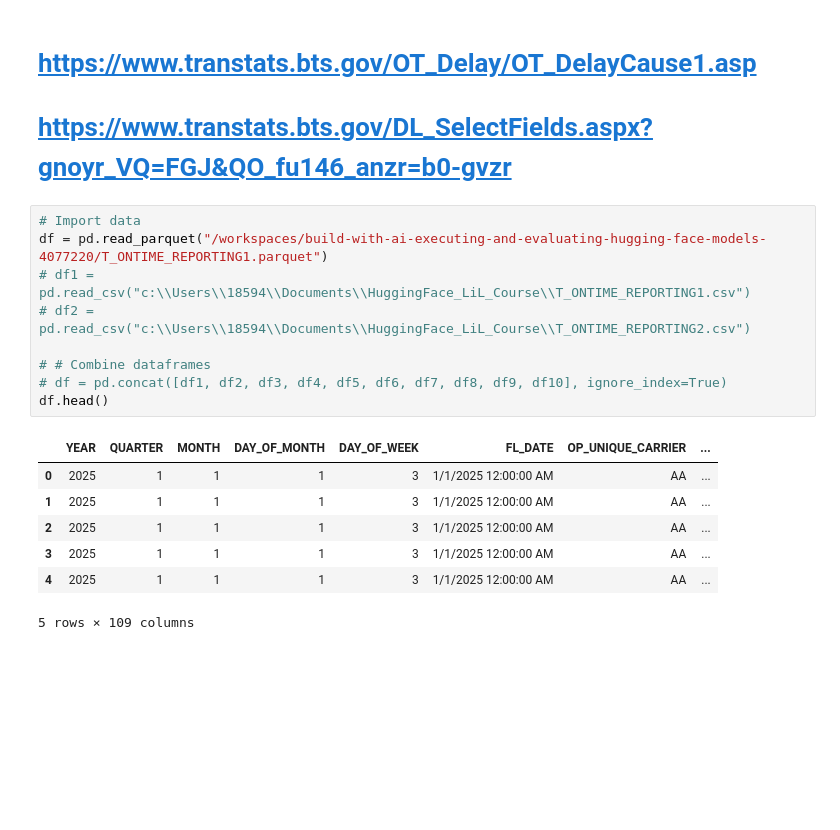
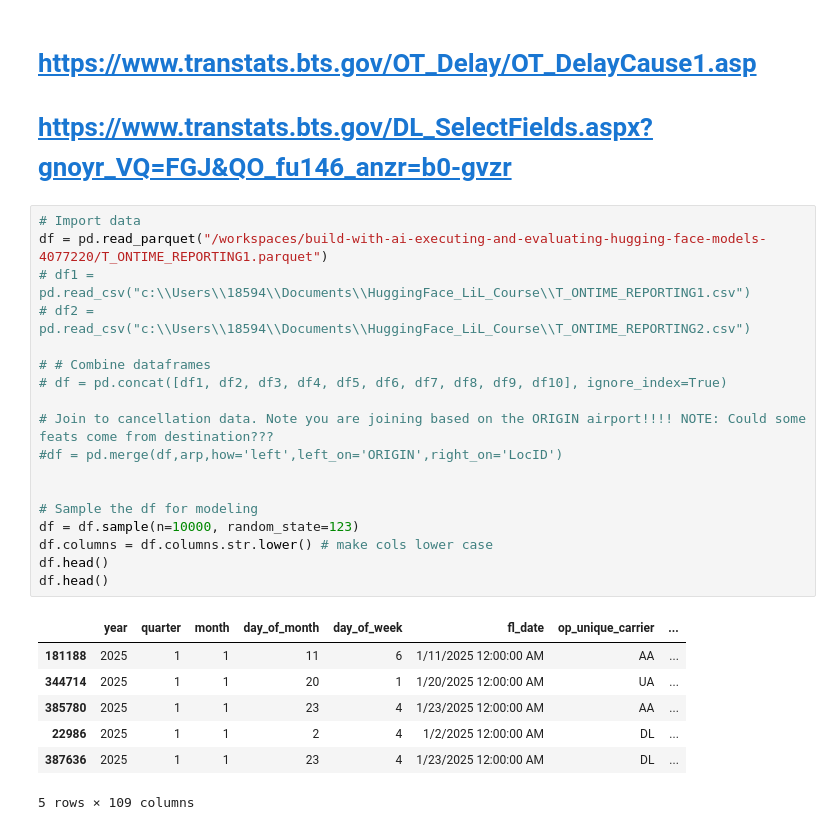
Before and after one commit to LinkedInLearning/build-with-ai-executing-and-evaluating-hugging-face-models-4077220, a Jupyter notebook: model.ipynb, the cells around one changed output. Cells and saved outputs as stored; diff of their text form; blank space fills up the shorter version.

```diff
--- a/model.ipynb
+++ b/model.ipynb
@@ -91,17 +91,26 @@ RuntimeError: operator torchvision::nms does not exist
 # %%
 # Import data
 df = pd.read_parquet("/workspaces/build-with-ai-executing-and-evaluating-hugging-face-models-4077220/T_ONTIME_REPORTING1.parquet")
 # df1 = pd.read_csv("c:\\Users\\18594\\Documents\\HuggingFace_LiL_Course\\T_ONTIME_REPORTING1.csv")
 # df2 = pd.read_csv("c:\\Users\\18594\\Documents\\HuggingFace_LiL_Course\\T_ONTIME_REPORTING2.csv")
 
 # # Combine dataframes
 # df = pd.concat([df1, df2, df3, df4, df5, df6, df7, df8, df9, df10], ignore_index=True)
+
+# Join to cancellation data. Note you are joining based on the ORIGIN airport!!!! NOTE: Could some feats come from destination???
+#df = pd.merge(df,arp,how='left',left_on='ORIGIN',right_on='LocID')
+
+
+# Sample the df for modeling
+df = df.sample(n=10000, random_state=123)
+df.columns = df.columns.str.lower() # make cols lower case
 df.head()
+df.head()
 # %% [output]
-|  | YEAR | QUARTER | MONTH | DAY_OF_MONTH | DAY_OF_WEEK | FL_DATE | OP_UNIQUE_CARRIER | ... |
-| 0 | 2025 | 1 | 1 | 1 | 3 | 1/1/2025 12:00:00 AM | AA | ... |
-| 1 | 2025 | 1 | 1 | 1 | 3 | 1/1/2025 12:00:00 AM | AA | ... |
-| 2 | 2025 | 1 | 1 | 1 | 3 | 1/1/2025 12:00:00 AM | AA | ... |
-| 3 | 2025 | 1 | 1 | 1 | 3 | 1/1/2025 12:00:00 AM | AA | ... |
-| 4 | 2025 | 1 | 1 | 1 | 3 | 1/1/2025 12:00:00 AM | AA | ... |
+|  | year | quarter | month | day_of_month | day_of_week | fl_date | op_unique_carrier | ... |
+| 181188 | 2025 | 1 | 1 | 11 | 6 | 1/11/2025 12:00:00 AM | AA | ... |
+| 344714 | 2025 | 1 | 1 | 20 | 1 | 1/20/2025 12:00:00 AM | UA | ... |
+| 385780 | 2025 | 1 | 1 | 23 | 4 | 1/23/2025 12:00:00 AM | AA | ... |
+| 22986 | 2025 | 1 | 1 | 2 | 4 | 1/2/2025 12:00:00 AM | DL | ... |
+| 387636 | 2025 | 1 | 1 | 23 | 4 | 1/23/2025 12:00:00 AM | DL | ... |
 5 rows × 109 columns
```
Also changed, not shown: parts of 12 cells of this notebook.
